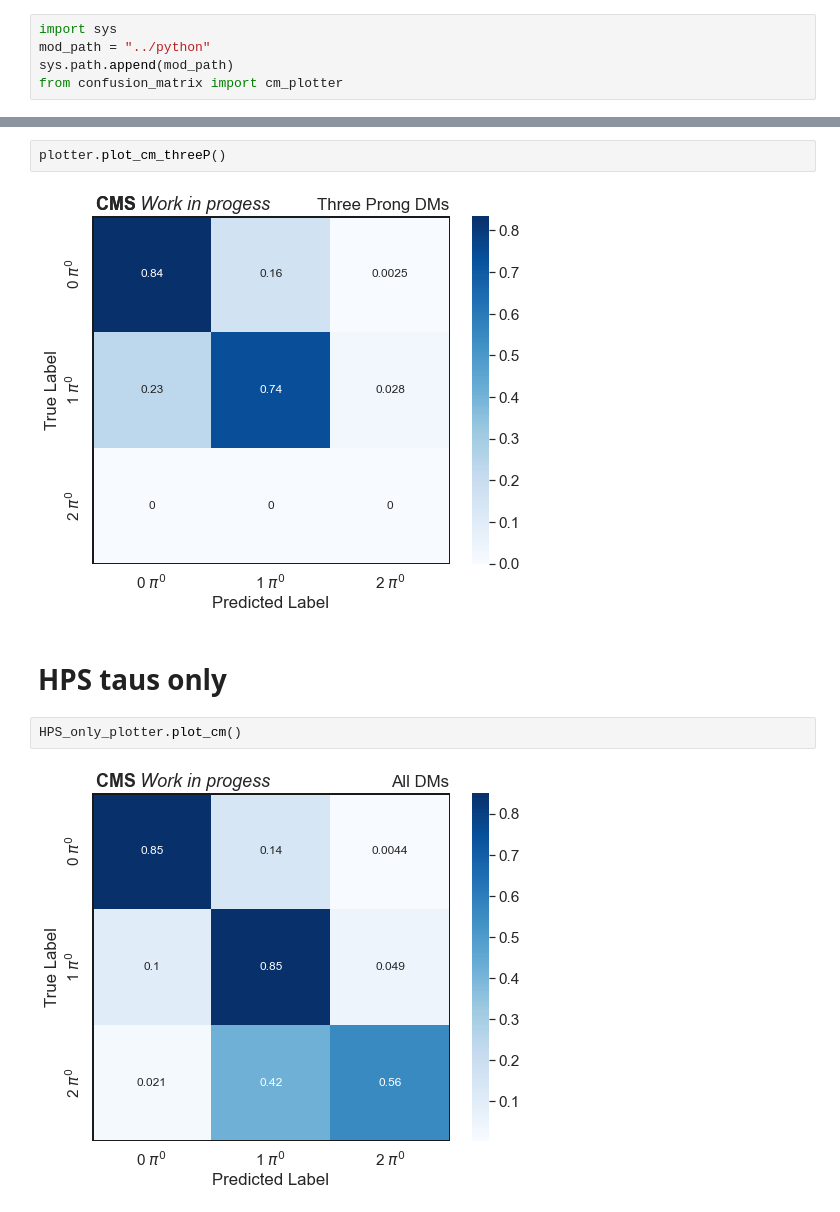
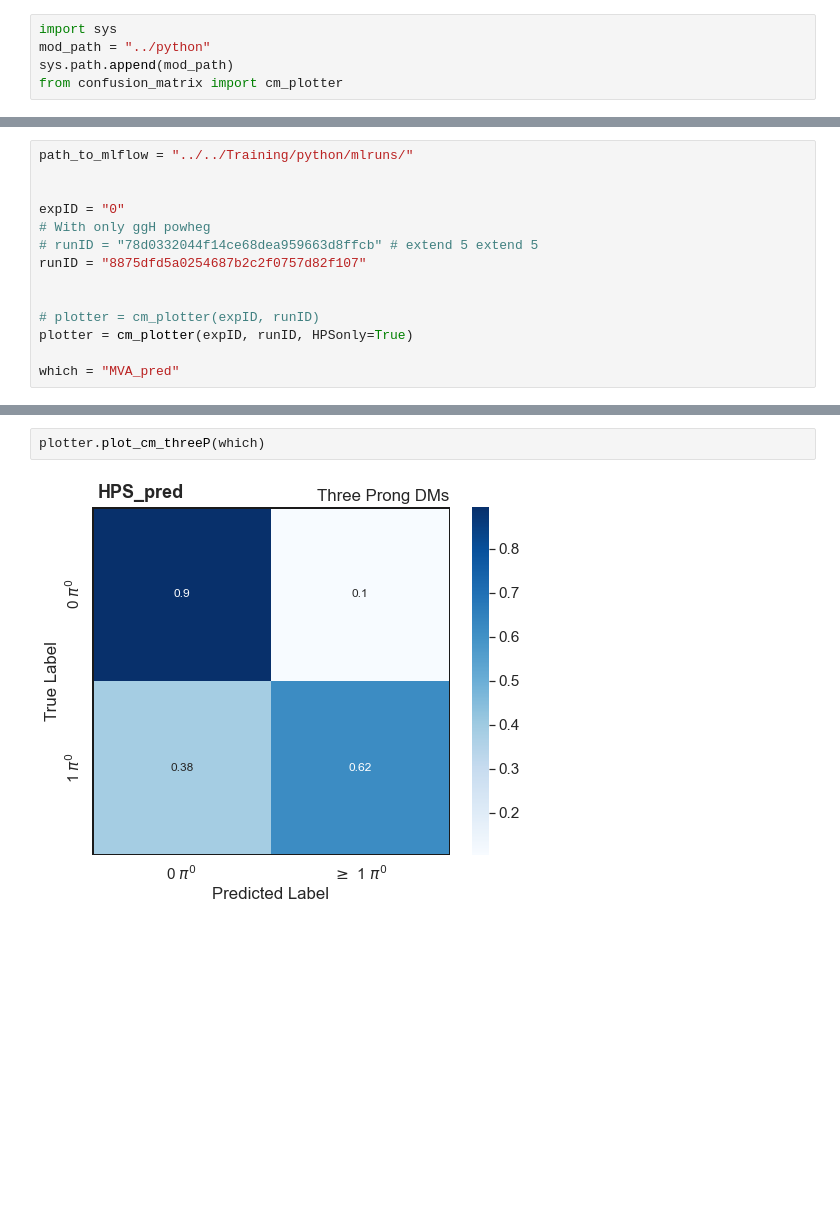
Before and after one commit to lucasrussell01/DeepPi, a Jupyter notebook: Evaluation/notebooks/plot_confusion_matrix.ipynb, the cells around one changed output, grey strips where cells are left out. Cells and saved outputs as stored; diff of their text form; blank space fills up the shorter version.

Commit message:
Training with pi0@ECAL and confusion matrix MVA/HPS

```diff
--- a/Evaluation/notebooks/plot_confusion_matrix.ipynb
+++ b/Evaluation/notebooks/plot_confusion_matrix.ipynb
@@ -41,0 +6,14 @@ HPS_only_plotter = cm_plotter(expID, runID, useHPS=False)
+# %%
+path_to_mlflow = "../../Training/python/mlruns/"
+
+
+expID = "0"
+# With only ggH powheg
+# runID = "78d0332044f14ce68dea959663d8ffcb" # extend 5 extend 5
+runID = "8875dfd5a0254687b2c2f0757d82f107"
+
+
+# plotter = cm_plotter(expID, runID)
+plotter = cm_plotter(expID, runID, HPSonly=True)
+
+which = "MVA_pred"
@@ -50,10 +30,4 @@ plotter.plot_cm_oneP()
 # %%
-plotter.plot_cm_threeP()
+plotter.plot_cm_threeP(which)
 # %% [output]
-[figure, old version]
+[figure, new version]
-# %% [markdown]
-# HPS taus only
-# %%
-HPS_only_plotter.plot_cm()
-# %% [output]
-[figure, removed]
```
Also changed, not shown: parts of 13 cells of this notebook, 7 other files.
